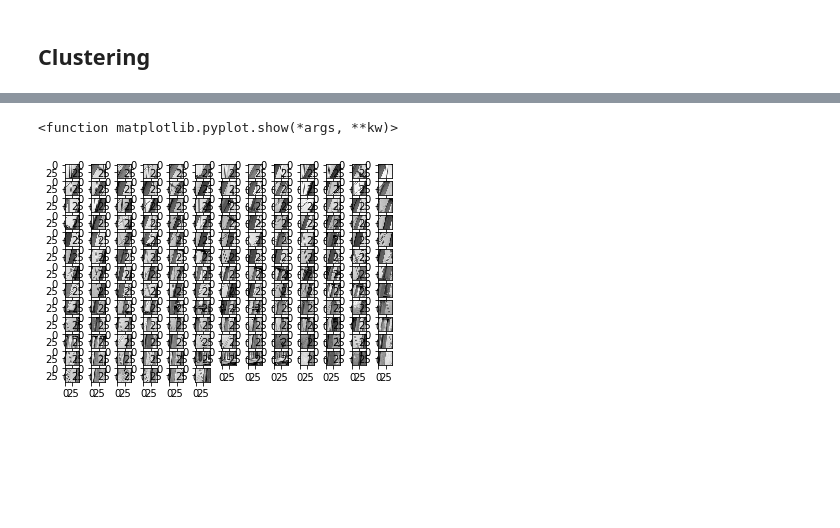
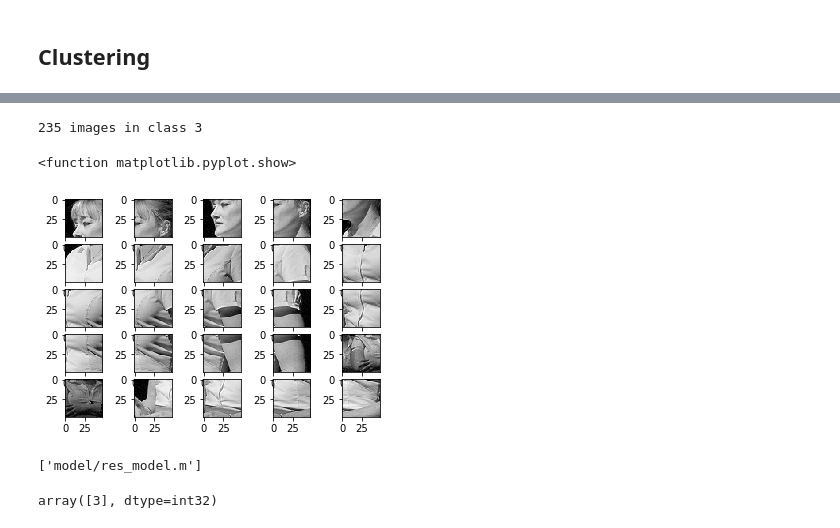
Before and after one commit to Dylan-X/Image-clustering-by-texture, a Jupyter notebook: image_clustering.ipynb, the cells around one changed output, grey strips where cells are left out. Cells and saved outputs as stored; diff of their text form; code cells hidden in the pictures; blank space fills up the shorter version.

```diff
--- a/image_clustering.ipynb
+++ b/image_clustering.ipynb
@@ -173,0 +148,14 @@ inertia=estimator.inertia_
+# %%
+# data to be clusterd
+data = train_hist[:1000]
+# cluster data to 10 class
+estimator=KMeans(n_clusters=5)
+# fit_predict表示拟合+预测，也可以分开写
+res=estimator.fit_predict(data)
+# 预测类别标签结果
+lable_pred=estimator.labels_
+# 各个类别的聚类中心值
+centroids=estimator.cluster_centers_
+# 聚类中心均值向量的总和
+inertia=estimator.inertia_
+data_tsne = TSNE().fit_transform(data)
@@ -173,0 +164,12 @@ inertia=estimator.inertia_
+# %%
+# print (lable_pred)
+# print (centroids)
+# print (inertia)
+colors = ['b', 'c', 'g', 'k', 'm', 'r', 'w', 'y', 'c', 'm']
+markers = ['.', '.', '.', '.', '.', '.', '.', '.', 'o', 'o']
+
+for i in range(len(data)):
+    for j in range(5):
+        if int(lable_pred[i])==j:
+            plt.scatter(data_tsne[i][0],data_tsne[i][1],color=colors[j], marker=markers[j])
+plt.show()
@@ -180,17 +182,30 @@ inertia=estimator.inertia_
 # %%
 block_classes = []
 for i in range(10):
     block_classes.append(blocks[np.where(lable_pred==i)[0]])
-
-index_class = 1
+start = 0
+index_class = 3
 block_class = block_classes[index_class]
 print('%d images in class %d'%(len(block_class), index_class))
-for i in range(len(block_class)):
+for i in range(0,len(block_class)):
+    if i >= 25:
+        break
     length = len(block_class)
-    x = y = np.sqrt(length)+1
+    x = y = 5
     plt.subplot(x, y, i+1)
-    plt.imshow(block_class[i].squeeze(), 'gray')
+    plt.imshow(block_class[i+start].squeeze(), 'gray')
 plt.show
 # %% [output]
-<function matplotlib.pyplot.show(*args, **kw)>
+235 images in class 3
+<function matplotlib.pyplot.show>
-[figure, old version]
+[figure, new version]
+# %%
+# save the model
+joblib.dump(estimator,"model/res_model.m")
+# %% [output]
+['model/res_model.m']
+# %%
+res =joblib.load("model/res_model.m")
+res.predict([train_hist[3264]])
+# %% [output]
+array([3], dtype=int32)
```
Also changed, not shown: parts of 12 cells of this notebook, 1 other file.
